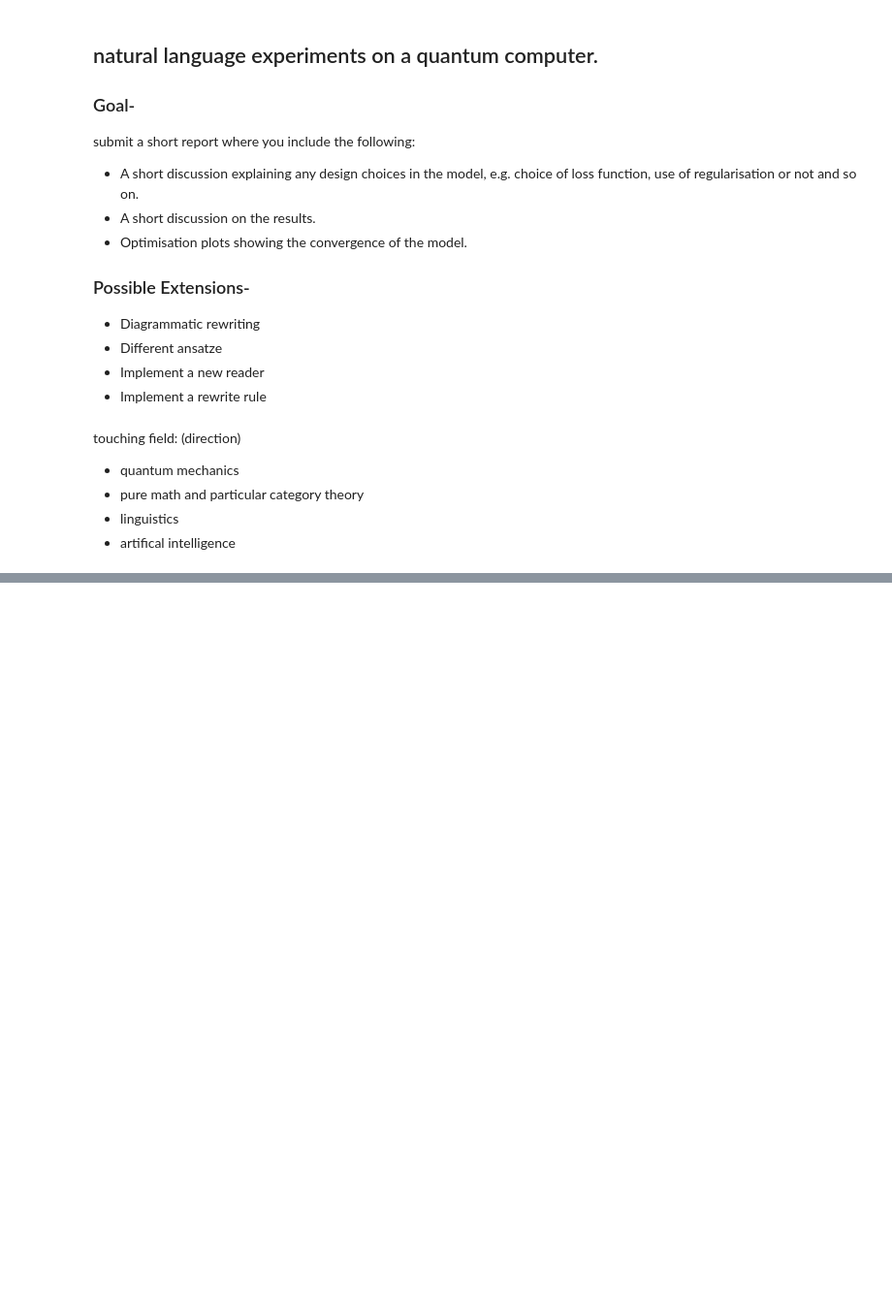
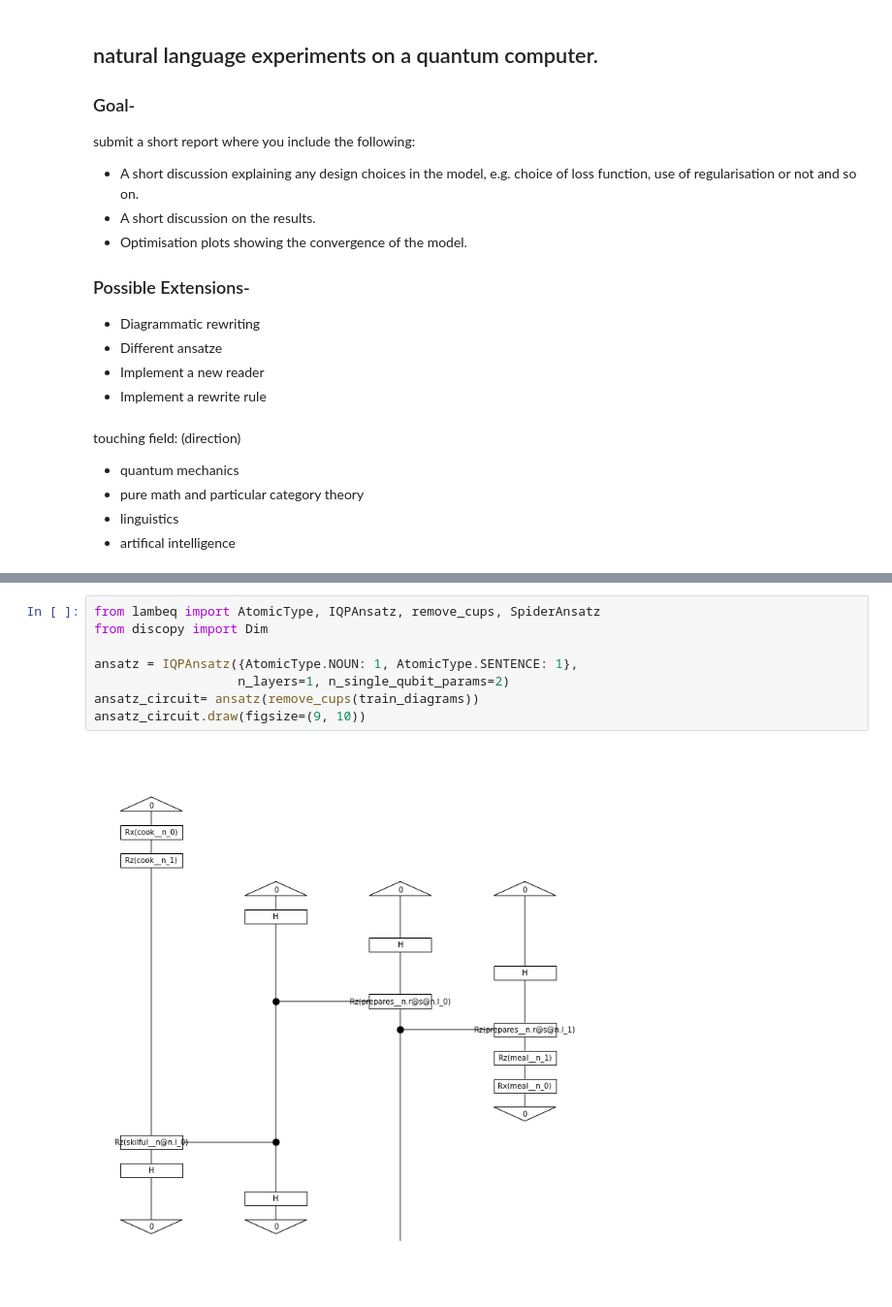
Before and after one commit to poig/Womanium_2022_challenge, a Jupyter notebook: lambeq/submission.ipynb, the cells around one changed output, grey strips where cells are left out. Shown at 97% size. Saved outputs shown, nothing was run; the diff lists cells and outputs as text; blank space fills up the shorter version.

Commit message:
start up lambeq

```diff
--- a/lambeq/submission.ipynb
+++ b/lambeq/submission.ipynb
@@ -19,0 +41,10 @@ touching field: (direction)
+# %%
+from lambeq import AtomicType, IQPAnsatz, remove_cups, SpiderAnsatz
+from discopy import Dim
+
+ansatz = IQPAnsatz({AtomicType.NOUN: 1, AtomicType.SENTENCE: 1},
+                   n_layers=1, n_single_qubit_params=2)
+ansatz_circuit= ansatz(remove_cups(train_diagrams))
+ansatz_circuit.draw(figsize=(9, 10))
+# %% [output]
+[figure, added]
```
Also changed, not shown: parts of 59 cells of this notebook, 8 other files.
